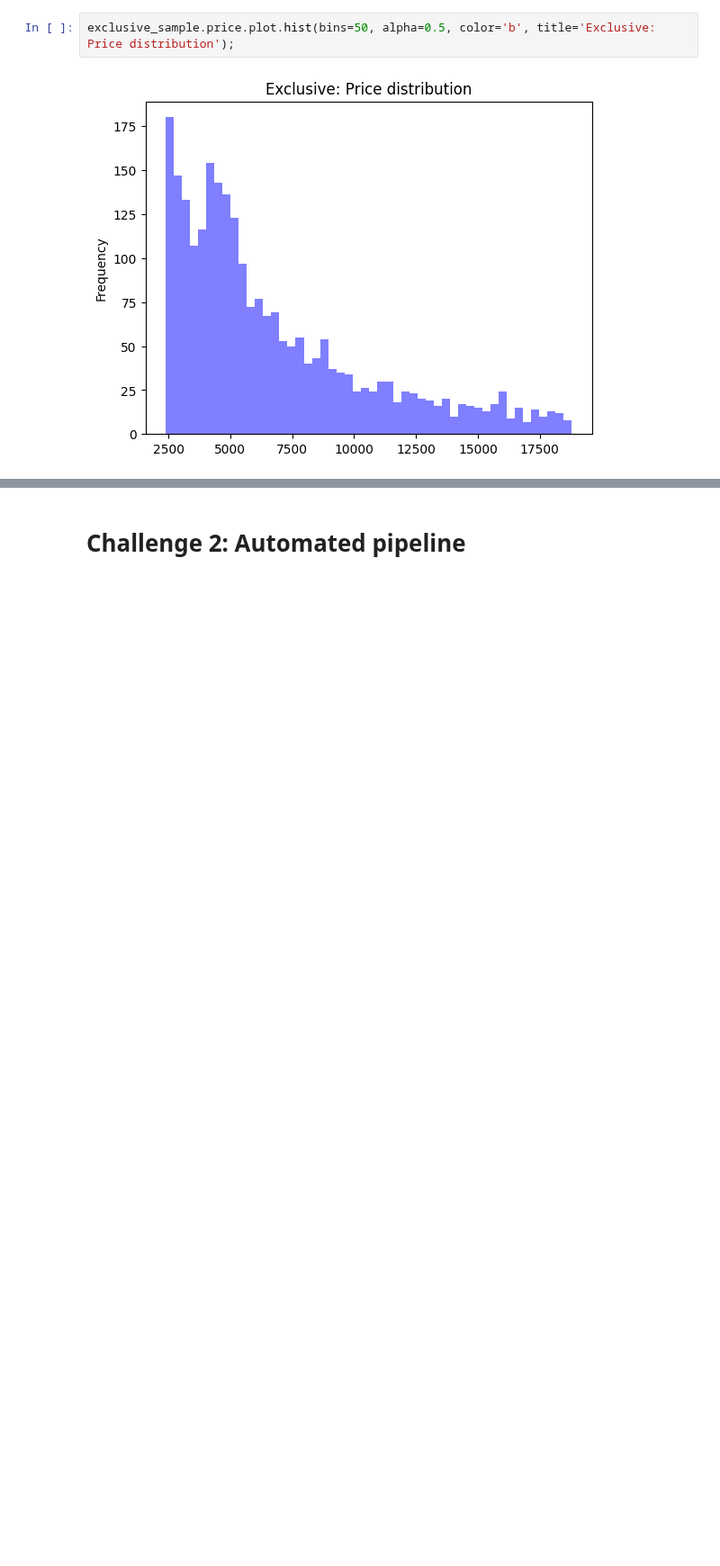
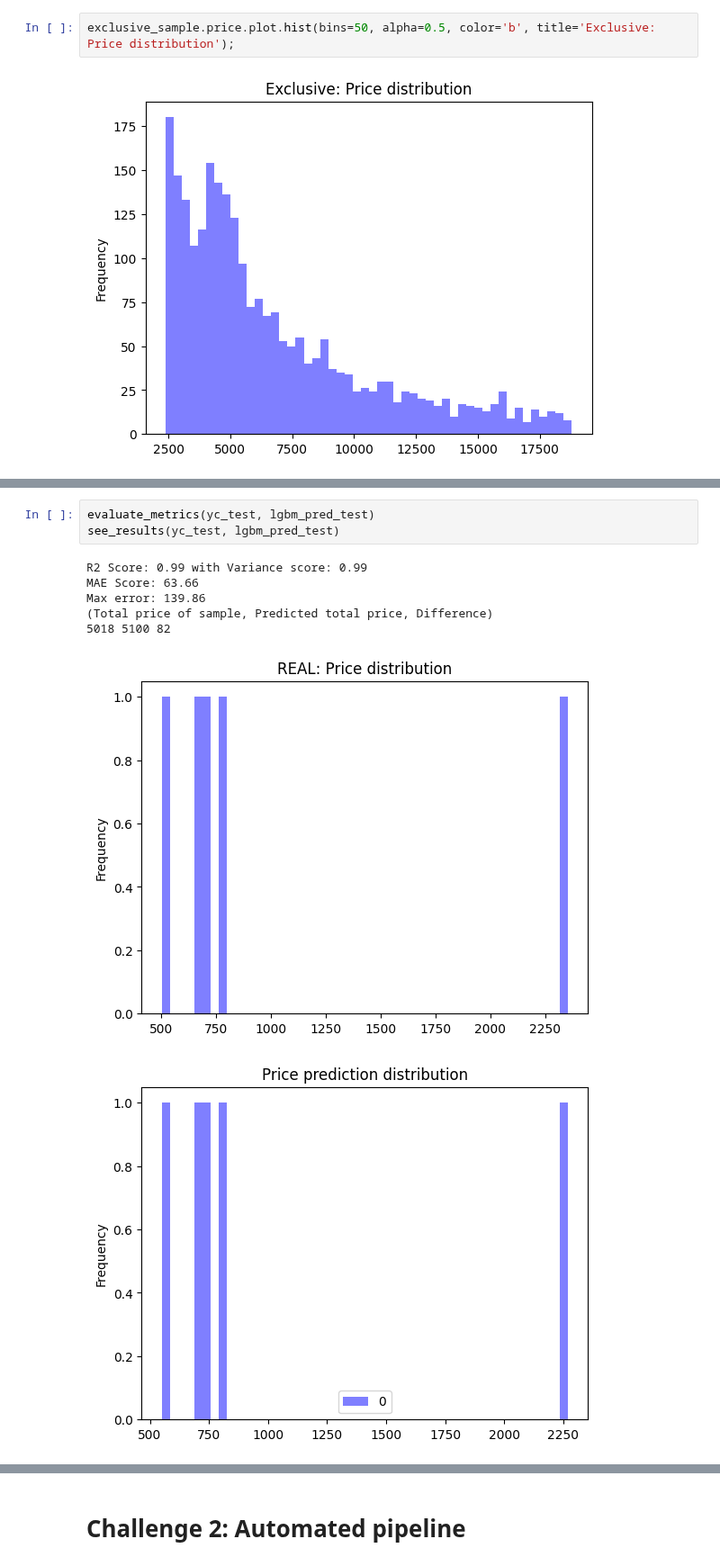
Before and after one commit to jackonedev/xtream-ai-assignment-engineer, a Jupyter notebook: assigment.ipynb, the cells around one changed output, grey strips where cells are left out. Shown at 90% size. Cells and saved outputs as stored; diff of their text form; blank space fills up the shorter version.

```diff
--- a/assigment.ipynb
+++ b/assigment.ipynb
@@ -380,0 +174,11 @@ prediction: [14864.2]
+# %%
+evaluate_metrics(yc_test, lgbm_pred_test)
+see_results(yc_test, lgbm_pred_test)
+# %% [output]
+R2 Score: 0.99 with Variance score: 0.99
+MAE Score: 63.66
+Max error: 139.86
+(Total price of sample, Predicted total price, Difference)
+5018 5100 82
+[figure, added]
+[figure, added]
```
Also changed, not shown: parts of 40 cells of this notebook.
